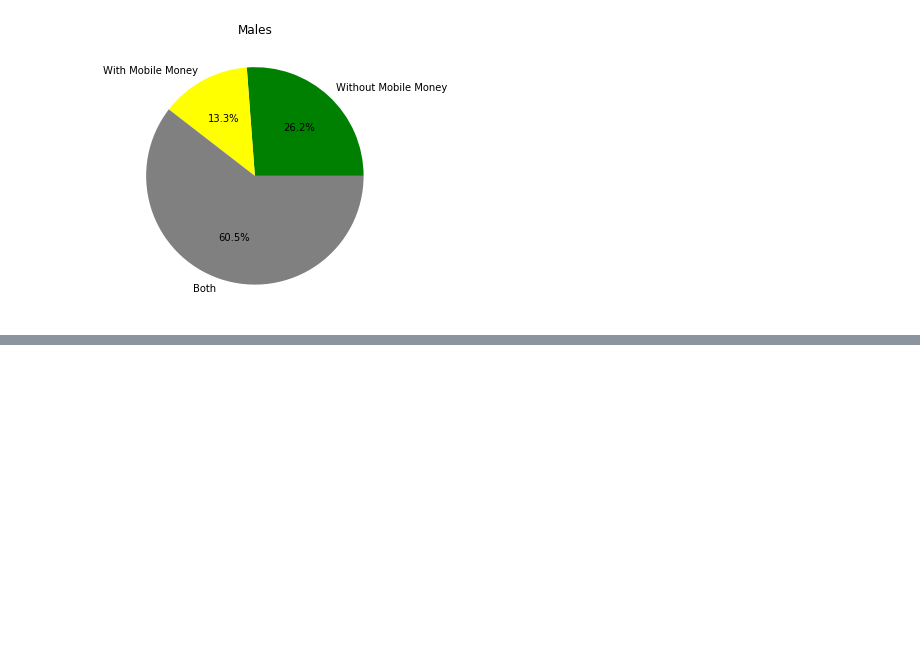
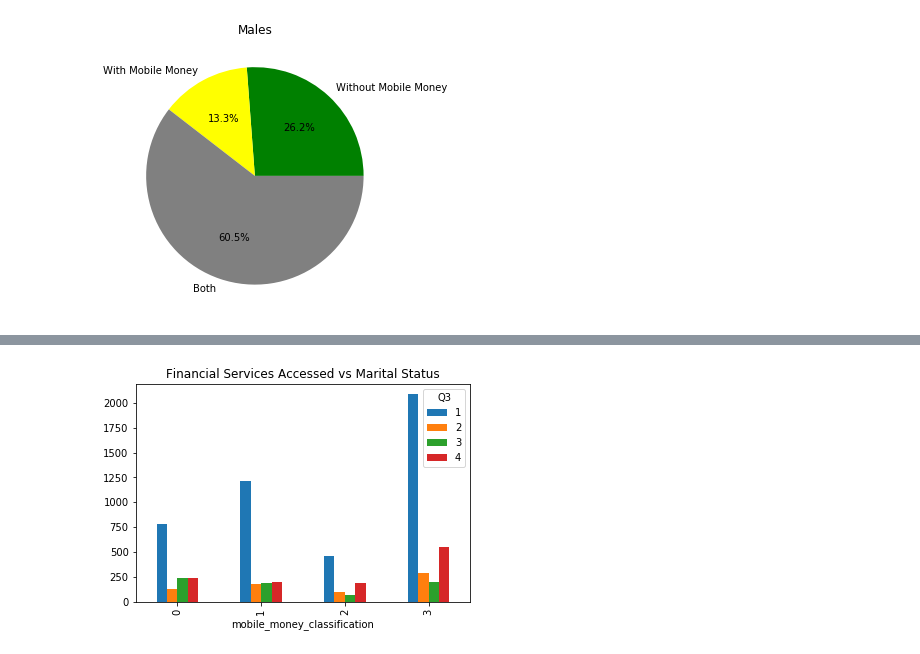
Before and after one commit to MphoKhotleng/Data-Visualization, a Jupyter notebook: Data Viz.ipynb, the cells around one changed output, grey strips where cells are left out. Cells and saved outputs as stored; diff of their text form; code cells hidden in the pictures; blank space fills up the shorter version.

```diff
--- a/Data Viz.ipynb
+++ b/Data Viz.ipynb
@@ -137,0 +135,4 @@ plt.show()
+# %%
+marital_table = pd.crosstab(index=dataset['mobile_money_classification'], columns=dataset['Q3'])
+
+marital_table
@@ -137,0 +146,5 @@ plt.show()
+# %%
+marital_table.plot(kind='bar',stacked=0).set_title('Financial Services Accessed vs Marital Status')
+plt.show()
+# %% [output]
+[figure, added]
```
Also changed, not shown: parts of 60 cells of this notebook.
